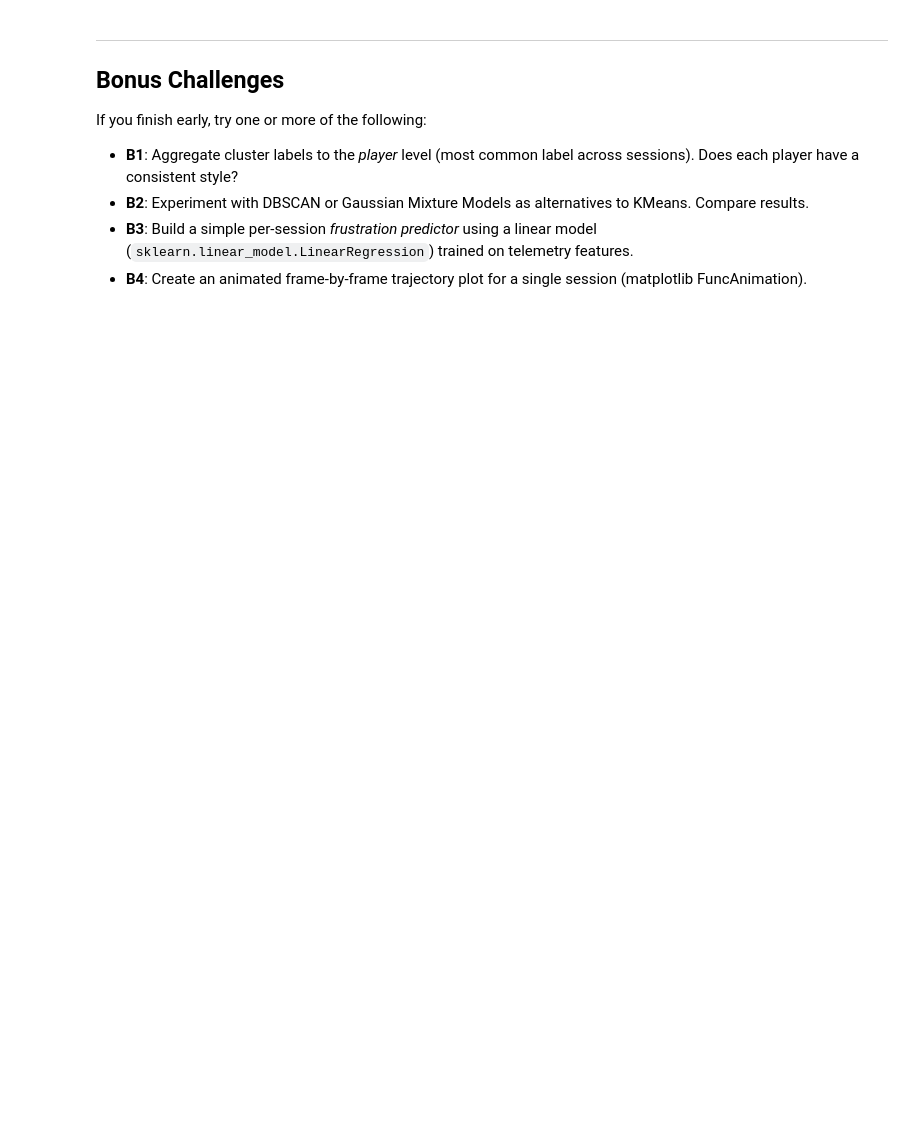
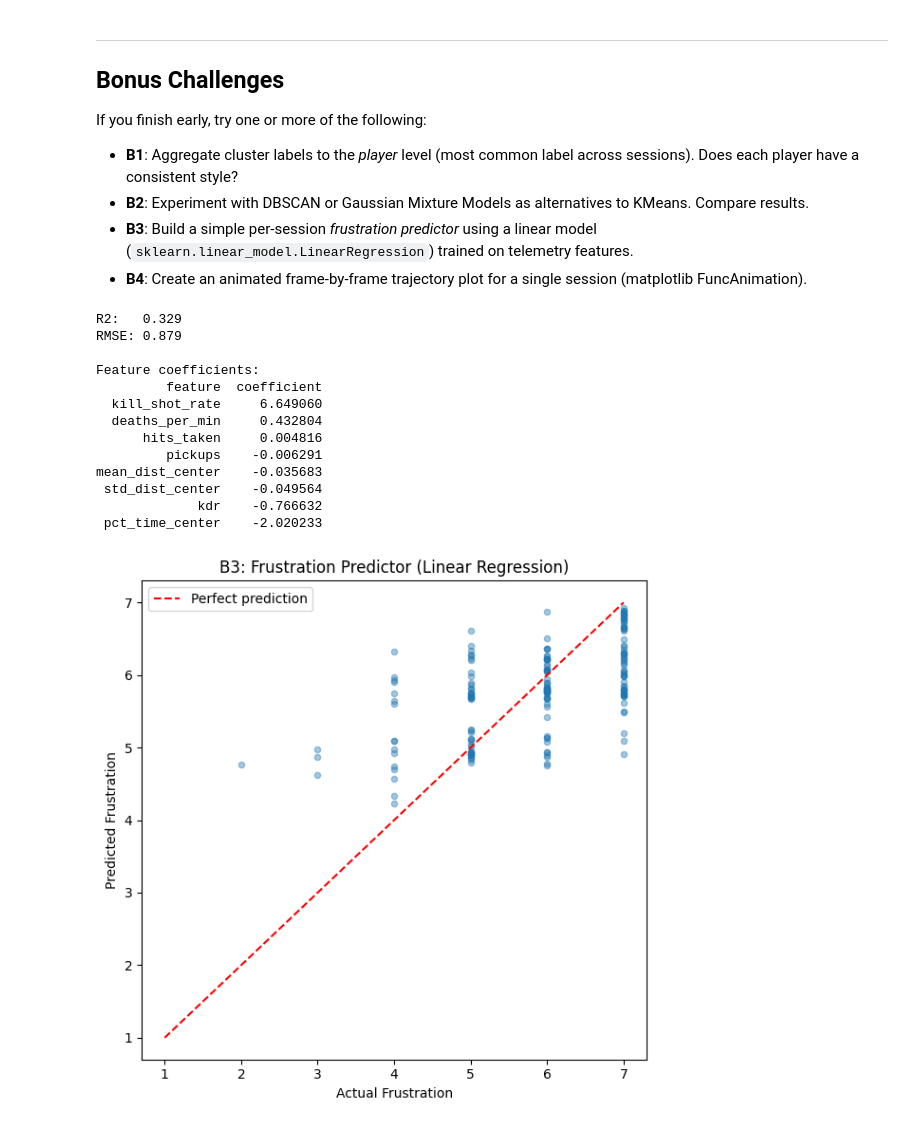
Before and after one commit to rafaeldavidjose/PEM-25-26, a Jupyter notebook: Exercise2/Lecture3_PlayerExperienceModeling.ipynb, the cells around one changed output. Cells and saved outputs as stored; diff of their text form; code cells hidden in the pictures; blank space fills up the shorter version.

```diff
--- a/Exercise2/Lecture3_PlayerExperienceModeling.ipynb
+++ b/Exercise2/Lecture3_PlayerExperienceModeling.ipynb
@@ -732,3 +810,57 @@ If you finish early, try one or more of the following:
 - **B2**: Experiment with DBSCAN or Gaussian Mixture Models as alternatives to KMeans. Compare results.
 - **B3**: Build a simple per-session *frustration predictor* using a linear model (`sklearn.linear_model.LinearRegression`) trained on telemetry features.
 - **B4**: Create an animated frame-by-frame trajectory plot for a single session (matplotlib FuncAnimation).
+# %%
+# ── B3: Per-session frustration predictor ────────────────────────────────────
+from sklearn.linear_model import LinearRegression
+from sklearn.model_selection import train_test_split
+from sklearn.metrics import r2_score, root_mean_squared_error
+
+# Prepare data: telemetry features -> frustration
+b3_df = cluster_df[['session_id'] + feature_cols].merge(
+    merged[['session_id', 'frustration']], on='session_id', how='inner'
+).dropna()
+
+X_b3 = b3_df[feature_cols].values
+y_b3 = b3_df['frustration'].values
+
+X_train, X_test, y_train, y_test = train_test_split(X_b3, y_b3, test_size=0.2, random_state=42)
+
+model = LinearRegression()
+model.fit(X_train, y_train)
+
+y_pred = model.predict(X_test)
+print(f"R2:   {r2_score(y_test, y_pred):.3f}")
+print(f"RMSE: {root_mean_squared_error(y_test, y_pred):.3f}")
+
+# Feature weights
+coef_df = pd.DataFrame({'feature': feature_cols, 'coefficient': model.coef_})
+coef_df = coef_df.sort_values('coefficient', ascending=False)
+print("\nFeature coefficients:")
+print(coef_df.to_string(index=False))
+
+# Plot predicted vs actual
+fig, ax = plt.subplots(figsize=(6, 6))
+ax.scatter(y_test, y_pred, alpha=0.4, s=20)
+ax.plot([1, 7], [1, 7], 'r--', label='Perfect prediction')
+ax.set_xlabel('Actual Frustration')
+ax.set_ylabel('Predicted Frustration')
+ax.set_title('B3: Frustration Predictor (Linear Regression)')
+ax.legend()
+plt.tight_layout()
+plt.show()
+# %% [output]
+R2:   0.329
+RMSE: 0.879
+
+Feature coefficients:
+         feature  coefficient
+  kill_shot_rate     6.649060
+  deaths_per_min     0.432804
+      hits_taken     0.004816
+         pickups    -0.006291
+mean_dist_center    -0.035683
+ std_dist_center    -0.049564
+             kdr    -0.766632
+ pct_time_center    -2.020233
+[figure, added]
```
Also changed, not shown: parts of 15 cells of this notebook.
